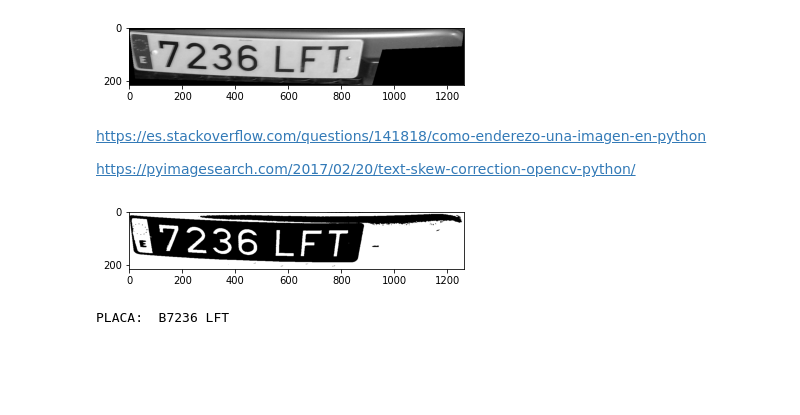
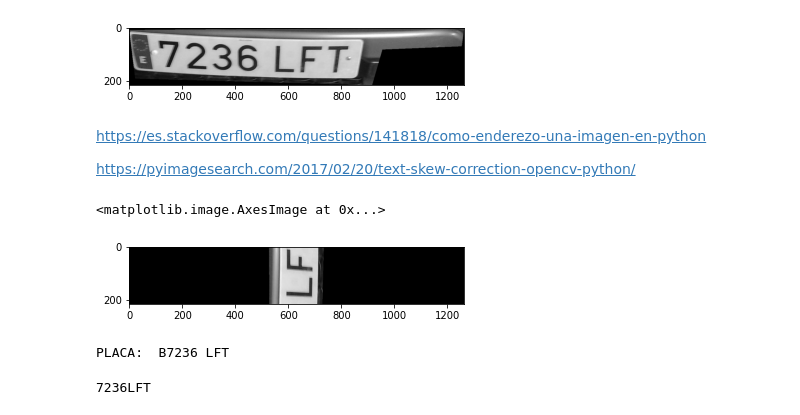
Before and after one commit to danielpaulisch/psiv2_matricules, a Jupyter notebook: dilate_contorns.ipynb, the cells around one changed output. Drawn from its saved outputs; the diff is of its cells as text; code cells hidden in the pictures; blank space fills up the shorter version.

```diff
--- a/dilate_contorns.ipynb
+++ b/dilate_contorns.ipynb
@@ -153,30 +118,31 @@ https://pyimagesearch.com/2017/02/20/text-skew-correction-opencv-python/
 # %%
 
 gray = cv.bitwise_not(imagen_recortada)
 thresh = cv.threshold(gray, 0, 255,	cv.THRESH_BINARY | cv.THRESH_OTSU)[1]
 
-plt.imshow(thresh,cmap="gray")
+#plt.imshow(thresh,cmap="gray")
 
 coords = np.column_stack(np.where(thresh > 0))
 angle = cv.minAreaRect(coords)[-1]
 
 
 
 if angle <- 45:
 	angle =  (-90 + angle)
 
 
 else:
 	angle = -angle
 
 (h, w) = imagen_recortada.shape[:2]
 center = (w // 2, h // 2)
 M = cv.getRotationMatrix2D(center, -angle, 1.0)
 rotated = cv.warpAffine(imagen_recortada, M, (w, h), flags=cv.INTER_CUBIC, borderMode=cv.BORDER_REPLICATE)
 
-#plt.imshow(rotated,cmap="gray")
+plt.imshow(rotated,cmap="gray")
 # %% [output]
+<matplotlib.image.AxesImage at 0x...>
-[figure, old version]
+[figure, new version]
 # %%
 import pytesseract
 #pytesseract.pytesseract.tesseract_cmd = r'C:\Program Files\Tesseract-OCR\tesseract'
@@ -186,3 +152,27 @@ text = pytesseract.image_to_string(imagen_recortada,config='--psm 11')
 print('PLACA: ',text)
 # %% [output]
 PLACA:  B7236 LFT
+# %%
+#solo funciono si detecta todos los elementos de la maricula, elimina los resultados incorecots que
+#no son parte de la matricula pero por estar de fondo en la imgen el ocr lo detecta com un caracter
+#elimina gran parte de estos caracterres erroneos
+
+count = 0
+ll = list(text.lower())
+ll.remove(" ")
+matricula = ""
+for letra in ll:
+    if count < 4:
+        if letra in ("1234567890"):
+            count += 1
+            matricula += letra
+        else:
+            count = 0
+    else:
+        if letra in ("qwertyuuiopasdfghjklñzxcvbnm"):
+            count += 1
+            matricula += letra.upper()
+
+print(matricula)
+# %% [output]
+7236LFT
```
Also changed, not shown: parts of 3 cells of this notebook.
